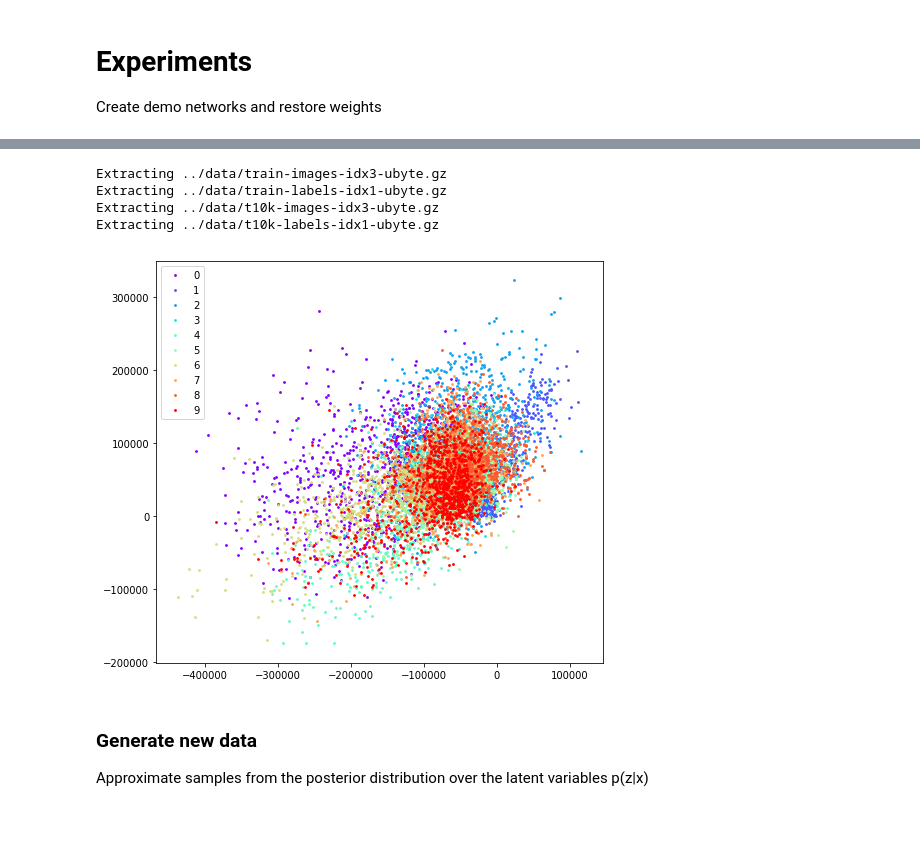
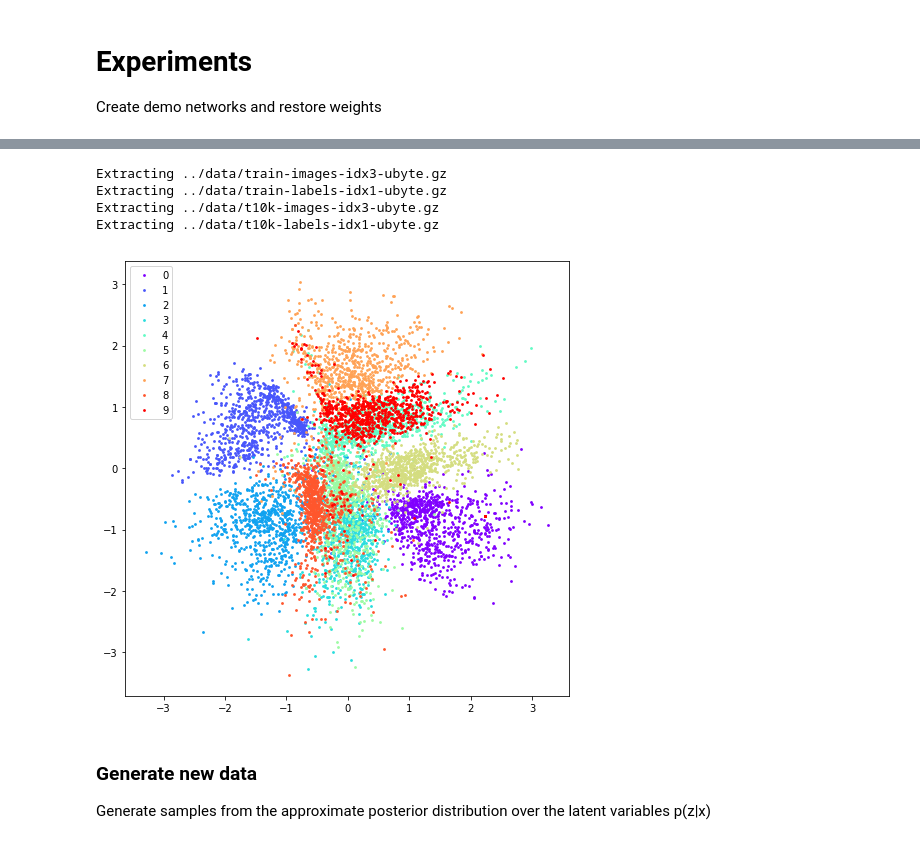
Before and after one commit to nghorbani/CNN_Implementations, a Jupyter notebook: Notebooks/VAE.ipynb, the cells around one changed output, grey strips where cells are left out. Cells and saved outputs as stored; diff of their text form; code cells hidden in the pictures.

```diff
--- a/Notebooks/VAE.ipynb
+++ b/Notebooks/VAE.ipynb
@@ -130,5 +55,5 @@ Image(filename=best_img)
 # %%
-latentD = 2 # of the best model trained
+latentD = 2
 batch_size = 128
 
 tf.reset_default_graph()
@@ -139,13 +64,17 @@ is_training = tf.placeholder(tf.bool, [], 'is_training')
 Zph = tf.placeholder(tf.float32, [None, latentD])
 Xph = tf.placeholder(tf.float32, [None, 28, 28, 1])
 
-posteriorMu_op, posteriorSigma_op = create_encoder(Xph, is_training, latentD, reuse=False, networktype=networktype + '_Enc')
-Z_op = posteriorSigma_op * Zph + posteriorMu_op
+z_mu_op, z_log_sigma_sq_op = create_encoder(Xph, is_training, latentD, reuse=False, networktype=networktype + '_Enc')
+Z_op = tf.add(z_mu_op, tf.multiply(tf.sqrt(tf.exp(z_log_sigma_sq_op)), Zph))
 Xrec_op = create_decoder(Z_op, is_training, latentD, reuse=False, networktype=networktype + '_Dec')
+Xgen_op = create_decoder(Zph, is_training, latentD, reuse=True, networktype=networktype + '_Dec')
 
 tf.global_variables_initializer().run()
 
-Enc_varlist = tf.get_collection(tf.GraphKeys.TRAINABLE_VARIABLES, scope=networktype + '_Enc')
-Dec_varlist = tf.get_collection(tf.GraphKeys.TRAINABLE_VARIABLES, scope=networktype + '_Dec')
+Enc_varlist = tf.get_collection(tf.GraphKeys.GLOBAL_VARIABLES, scope=networktype + '_Enc')
+Dec_varlist = tf.get_collection(tf.GraphKeys.GLOBAL_VARIABLES, scope=networktype + '_Dec')
+print('List of vars in Encoder:%d -- %s\n' % (len(Enc_varlist), '; '.join([var.name.split('/')[1] for var in Enc_varlist])))
+print('List of vars in Decoder:%d -- %s\n' % (len(Dec_varlist), '; '.join([var.name.split('/')[1] for var in Dec_varlist])))
+
 saver = tf.train.Saver(var_list=Enc_varlist+Dec_varlist)
 saver.restore(demo_sess, best_model)
@@ -152,15 +85,18 @@ saver.restore(demo_sess, best_model)
 # %%
+#Get uniform samples over the labels
+spl = 800  # sample_per_label
 data = input_data.read_data_sets(data_dir, one_hot=False, reshape=False)
-test_data, test_labels = data.test.next_batch(data.test.num_examples)
-decoded_data = demo_sess.run(posteriorMu_op, feed_dict={Xph:test_data, is_training:False})
-plot_latent_variable(decoded_data, test_labels)
+Xdemo, Xdemo_labels = get_demo_data(data, spl)
+
+decoded_data = demo_sess.run(z_mu_op, feed_dict={Xph:Xdemo, is_training:False})
+plot_latent_variable(decoded_data, Xdemo_labels)
 # %% [output]
 Extracting ../data/train-images-idx3-ubyte.gz
 Extracting ../data/train-labels-idx1-ubyte.gz
 Extracting ../data/t10k-images-idx3-ubyte.gz
 Extracting ../data/t10k-labels-idx1-ubyte.gz
-[figure, old version]
+[figure, new version]
 # %% [markdown]
 ### Generate new data
-Approximate samples from the posterior distribution over the latent variables p(z|x)
+Generate samples from the approximate posterior distribution over the latent variables p(z|x)
 # %%
```
Also changed, not shown: parts of 10 cells of this notebook, 13 other files.
